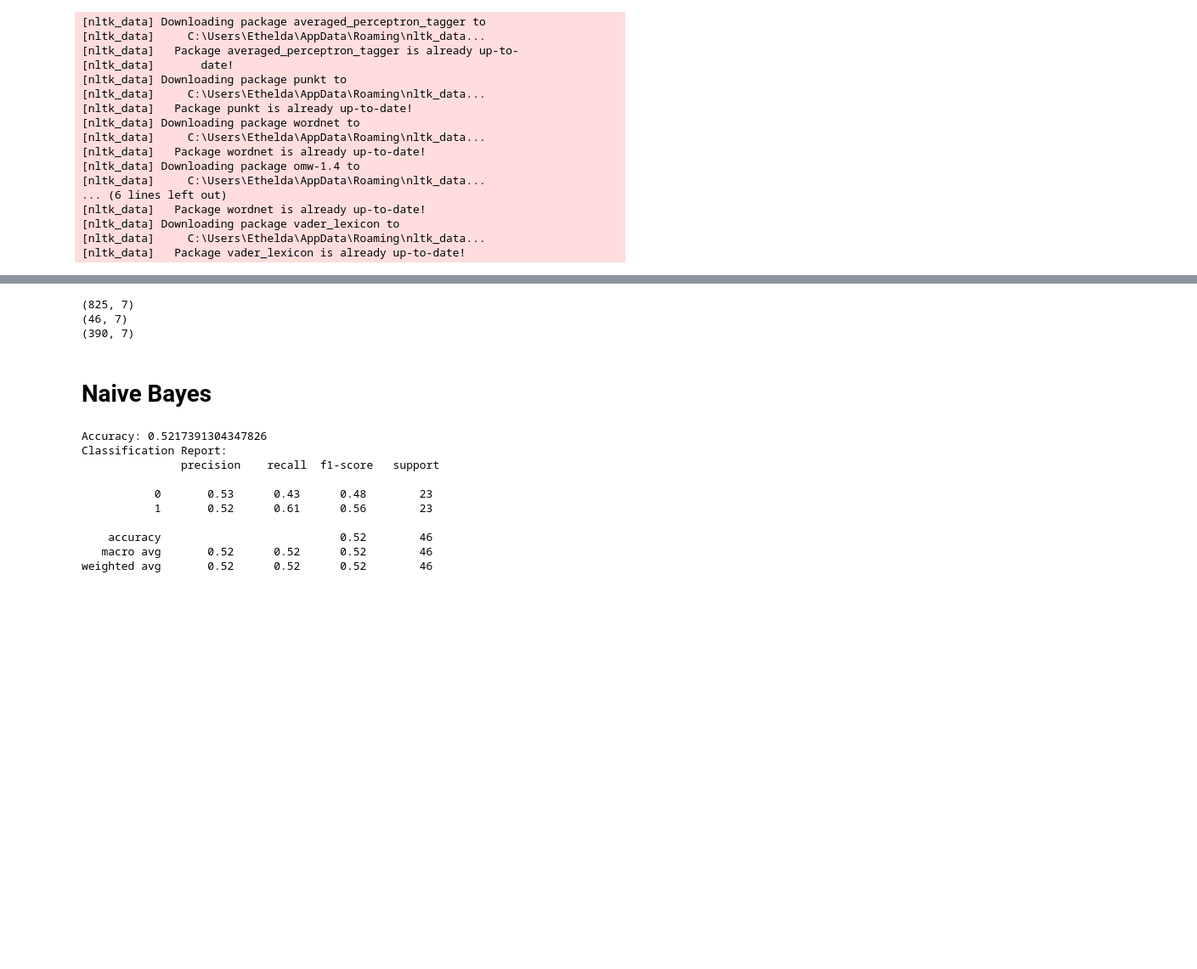
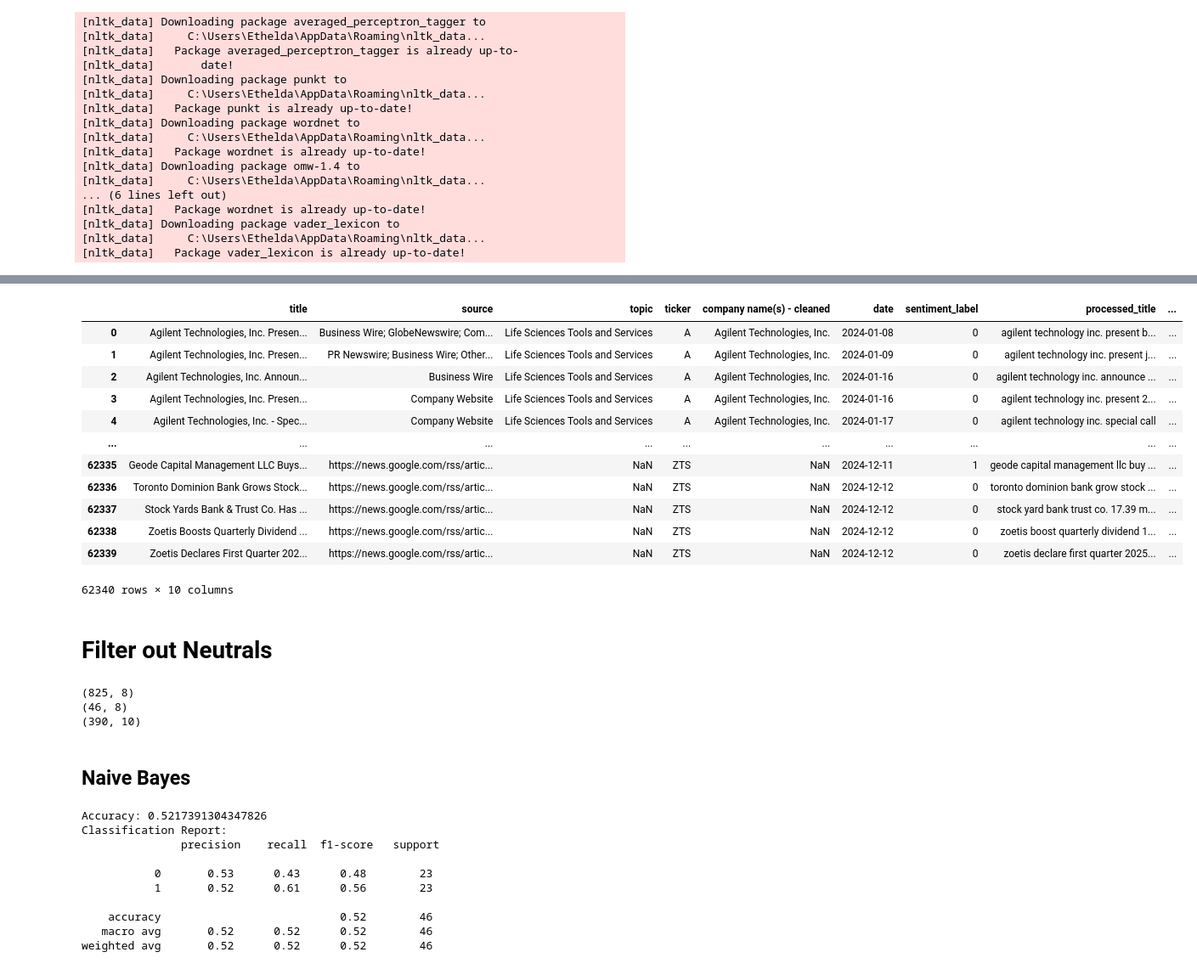
Before and after one commit to saltedpotato/QF634_Research_Methods, a Jupyter notebook: baselines.ipynb, the cells around one changed output, grey strips where cells are left out. Shown: that part at 85% size. Cells and saved outputs as stored; diff of their text form; code cells hidden in the pictures; blank space fills up the shorter version.

```diff
--- a/baselines.ipynb
+++ b/baselines.ipynb
@@ -34,0 +37,4 @@ test = pd.read_csv('Data/test_labelled.csv')
+# %%
+train['processed_title'] = train['title'].swifter.apply(preprocess_text)
+val['processed_title'] = val['title'].swifter.apply(preprocess_text)
+test['processed_title'] = test['title'].swifter.apply(preprocess_text)
@@ -34,0 +141,26 @@ test = pd.read_csv('Data/test_labelled.csv')
+# %%
+
+train_val = pd.concat([train, val])
+
+# Prepare data for Naive Bayes
+X_train_val = train_val['processed_title']
+y_train_val  = train_val['sentiment_label']
+
+X_test = test['processed_title']
+y_test  = test['sentiment_label']
+
+# Convert text to numerical features using CountVectorizer
+vectorizer = CountVectorizer()
+X_train_val_vectorized = vectorizer.fit_transform(X_train_val)
+X_test_vectorized = vectorizer.transform(X_test)
+
+# Train a Naive Bayes classifier
+nb = MultinomialNB()
+nb.fit(X_train_val_vectorized, y_train_val)
+
+# Make predictions
+y_pred = nb.predict(X_test_vectorized)
+
+# Evaluate the model
+print("Accuracy:", accuracy_score(y_test, y_pred))
+print("Classification Report:\n", classification_report(y_test, y_pred))
@@ -34,0 +178,19 @@ test = pd.read_csv('Data/test_labelled.csv')
+# %%
+test["pred_prob_0"] = [i[0] for i in nb.predict_proba(X_test_vectorized)]
+test["pred"] = y_pred
+
+test
+# %% [output]
+|  | title | source | topic | ticker | company name(s) - cleaned | date | sentiment_label | processed_title | ... |
+| 0 | Agilent Technologies, Inc. Presen... | Business Wire; GlobeNewswire; Com... | Life Sciences Tools and Services | A | Agilent Technologies, Inc. | 2024-01-08 | 0 | agilent technology inc. present b... | ... |
+| 1 | Agilent Technologies, Inc. Presen... | PR Newswire; Business Wire; Other... | Life Sciences Tools and Services | A | Agilent Technologies, Inc. | 2024-01-09 | 0 | agilent technology inc. present j... | ... |
+| 2 | Agilent Technologies, Inc. Announ... | Business Wire | Life Sciences Tools and Services | A | Agilent Technologies, Inc. | 2024-01-16 | 0 | agilent technology inc. announce ... | ... |
+| 3 | Agilent Technologies, Inc. Presen... | Company Website | Life Sciences Tools and Services | A | Agilent Technologies, Inc. | 2024-01-16 | 0 | agilent technology inc. present 2... | ... |
+| 4 | Agilent Technologies, Inc. - Spec... | Company Website | Life Sciences Tools and Services | A | Agilent Technologies, Inc. | 2024-01-17 | 0 | agilent technology inc. special call | ... |
+| ... | ... | ... | ... | ... | ... | ... | ... | ... | ... |
+| 62335 | Geode Capital Management LLC Buys... | https://news.google.com/rss/artic... | NaN | ZTS | NaN | 2024-12-11 | 1 | geode capital management llc buy ... | ... |
+| 62336 | Toronto Dominion Bank Grows Stock... | https://news.google.com/rss/artic... | NaN | ZTS | NaN | 2024-12-12 | 0 | toronto dominion bank grow stock ... | ... |
+| 62337 | Stock Yards Bank & Trust Co. Has ... | https://news.google.com/rss/artic... | NaN | ZTS | NaN | 2024-12-12 | 0 | stock yard bank trust co. 17.39 m... | ... |
+| 62338 | Zoetis Boosts Quarterly Dividend ... | https://news.google.com/rss/artic... | NaN | ZTS | NaN | 2024-12-12 | 0 | zoetis boost quarterly dividend 1... | ... |
+| 62339 | Zoetis Declares First Quarter 202... | https://news.google.com/rss/artic... | NaN | ZTS | NaN | 2024-12-12 | 0 | zoetis declare first quarter 2025... | ... |
+62340 rows × 10 columns
@@ -35,3 +199,5 @@ test = pd.read_csv('Data/test_labelled.csv')
+# %% [markdown]
+# Filter out Neutrals
 # %%
 analyzer = SentimentIntensityAnalyzer()
 
@@ -64,15 +230,15 @@ for i, s in enumerate(test["title"].tolist()):
 test = test.drop(index=ind)
 print(test.shape)
 # %% [output]
-(825, 7)
-(46, 7)
-(390, 7)
+(825, 8)
+(46, 8)
+(390, 10)
 # %%
 train['processed_title'] = train['title'].swifter.apply(preprocess_text)
 val['processed_title'] = val['title'].swifter.apply(preprocess_text)
 test['processed_title'] = test['title'].swifter.apply(preprocess_text)
 # %% [markdown]
-# Naive Bayes
+## Naive Bayes
 # %%
 
 # Prepare data for Naive Bayes
```
Also changed, not shown: parts of 28 cells of this notebook, 5 other files.
